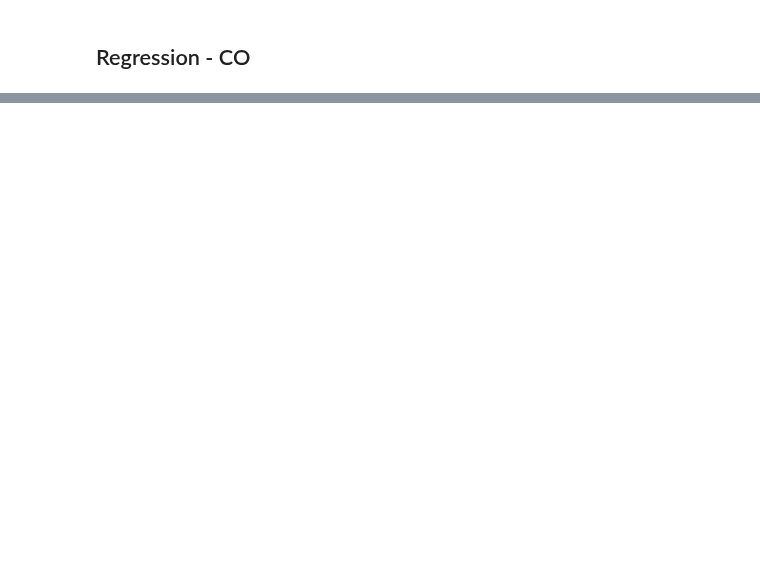
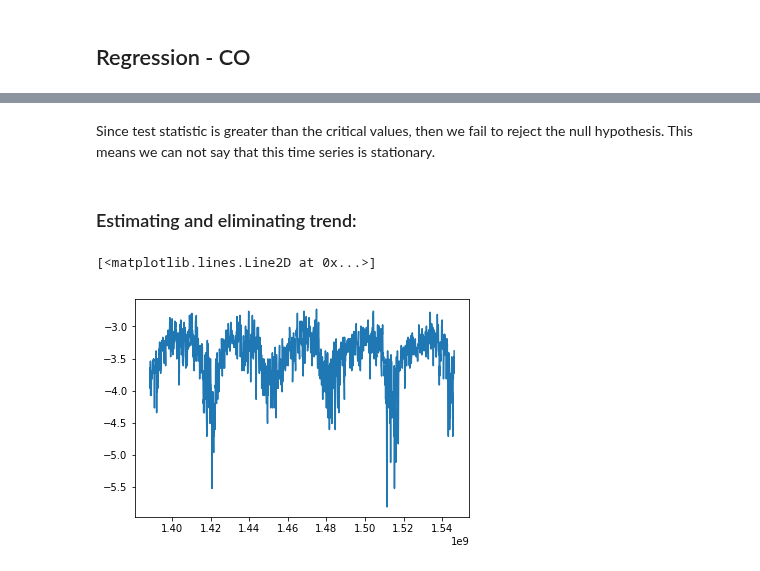
Before and after one commit to niharnandan/ml-project, a Jupyter notebook: Regression.ipynb, the cells around one changed output, grey strips where cells are left out. Cells and saved outputs as stored; diff of their text form; code cells hidden in the pictures; blank space fills up the shorter version.

```diff
--- a/Regression.ipynb
+++ b/Regression.ipynb
@@ -114,0 +173,10 @@ r2_score(co_test, pred_co)
+# %% [markdown]
+Since test statistic is greater than the critical values, then we fail to reject the null hypothesis. This means we can not say that this time series is stationary.
+# %% [markdown]
+### Estimating and eliminating trend:
+# %%
+ozone_ts_log = np.log(ozone_ts_series)
+plt.plot(ozone_ts_log)
+# %% [output]
+[<matplotlib.lines.Line2D at 0x...>]
+[figure, added]
```
Also changed, not shown: parts of 22 cells of this notebook.
